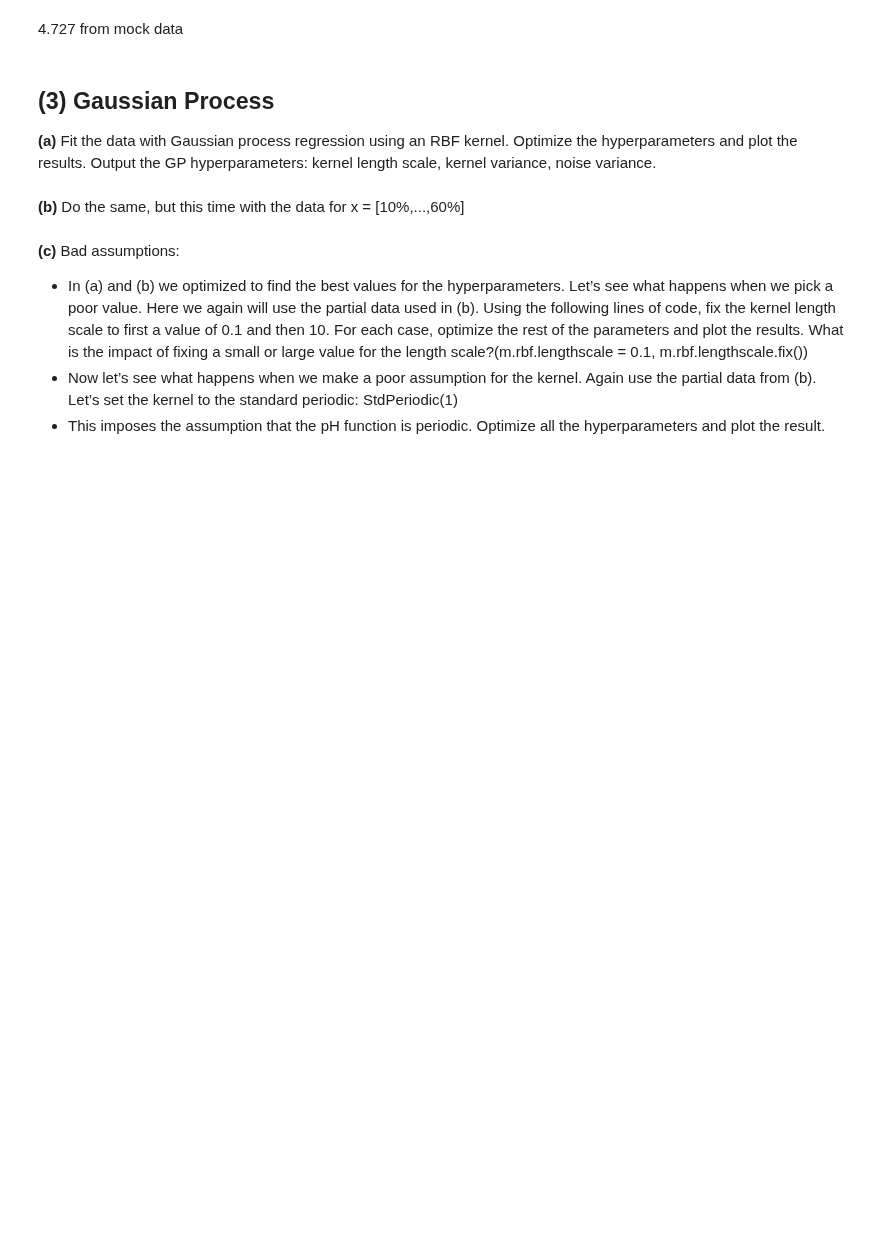
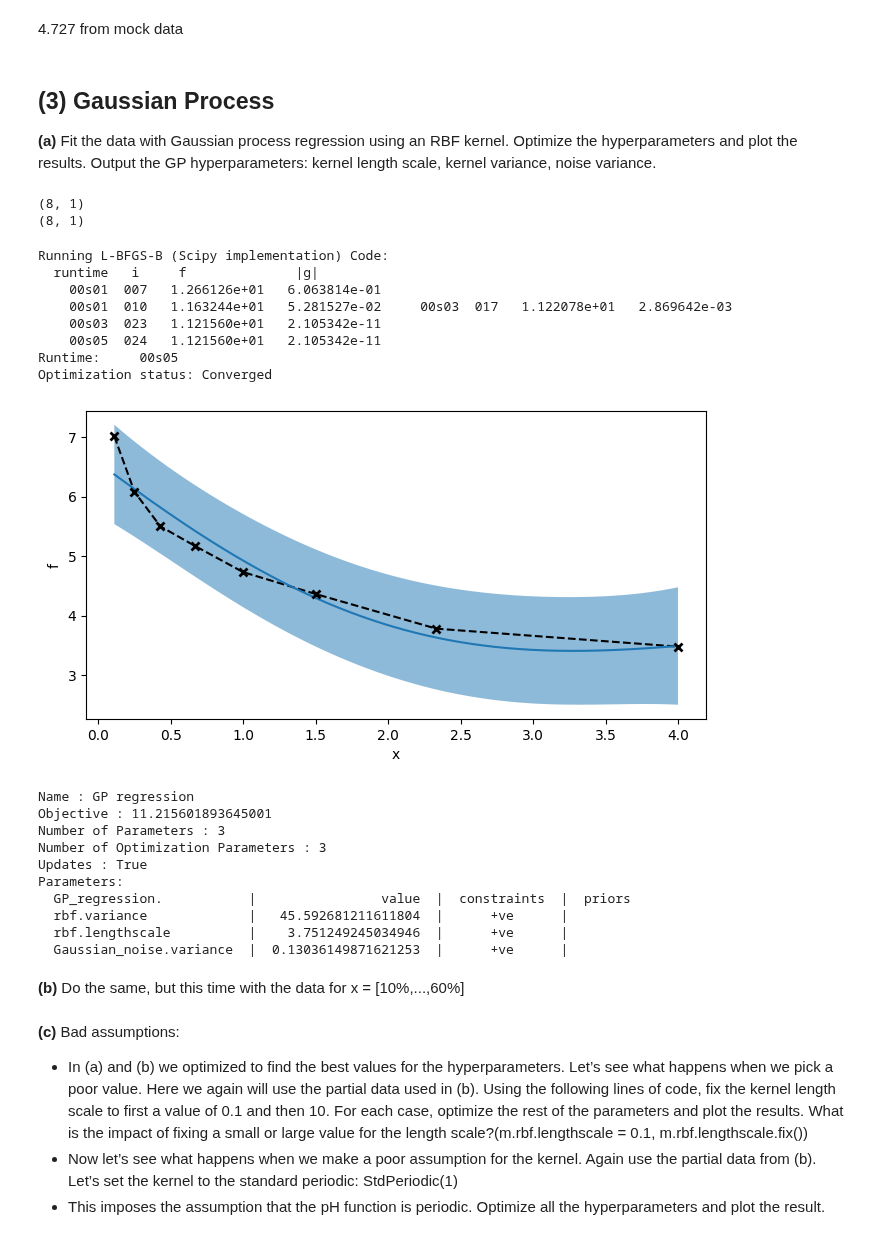
Before and after one commit to jess-garnett/LEGOLAS-Files, a Jupyter notebook: Code/LEGOLAS_Scripts/LegolasOutline.ipynb, the cells around one changed output. Saved outputs shown, nothing was run; the diff lists cells and outputs as text; code cells hidden in the pictures; blank space fills up the shorter version.

```diff
--- a/Code/LEGOLAS_Scripts/LegolasOutline.ipynb
+++ b/Code/LEGOLAS_Scripts/LegolasOutline.ipynb
@@ -335,6 +335,80 @@ import numpy as np
 from matplotlib import pyplot as plt
 import GPy
 import GPyOpt
+# %%
+
+X=x_ratio.reshape(x_ratio.shape[0], 1)
+Y=ph_data.reshape(x_ratio.shape[0], 1)
+print(X.shape)
+print(Y.shape)
+# %% [output]
+(8, 1)
+(8, 1)
+# %%
+def plot_gp(X, m, C, training_points=None):
+    """ Plotting utility to plot a GP fit with 95% confidence interval """
+    # Plot 95% confidence interval
+    plt.fill_between(X[:,0],
+                     m[:,0] - 1.96*np.sqrt(np.diag(C)),
+                     m[:,0] + 1.96*np.sqrt(np.diag(C)),
+                     alpha=0.5)
+    # Plot GP mean and initial training points
+    plt.plot(X, m, "-")
+
+    plt.xlabel("x"), plt.ylabel("f")
+
+    # Plot training points if included
+    if training_points is not None:
+        X_, Y_ = training_points
+        plt.plot(X_, Y_, "kx", mew=2)
+
+ph_data=np.array(mock_ph_data)
+x_ratio=np.array(mixes/(1-mixes))
+
+X=x_ratio.reshape(x_ratio.shape[0], 1)
+Y=ph_data.reshape(x_ratio.shape[0], 1)
+# Set up the kernel and the GP model
+k = GPy.kern.RBF(1)
+m = GPy.models.GPRegression(
+    X=X,
+    Y=Y,
+    kernel=k)
+
+# optimize hyperparameters
+m.optimize(messages=True, max_iters=100)#
+
+x_range=np.linspace(min(X),max(X),1000)
+
+# Identify the mean and covariance of the GP fit over the grid
+mean, Cov = m.predict(x_range, full_cov=True)
+
+# Plot the generating curve and the GP
+plt.figure(figsize = (8,4))
+plt.plot(X, Y,'k--')
+# plt.plot(x_range,mean)
+plot_gp(x_range, mean, Cov, training_points=(X,Y))
+plt.show()
+print(m)
+# %% [output]
+Running L-BFGS-B (Scipy implementation) Code:
+  runtime   i     f              |g|
+    00s01  007   1.266126e+01   6.063814e-01
+    00s01  010   1.163244e+01   5.281527e-02     00s03  017   1.122078e+01   2.869642e-03
+    00s03  023   1.121560e+01   2.105342e-11
+    00s05  024   1.121560e+01   2.105342e-11
+Runtime:     00s05
+Optimization status: Converged
+[figure, added]
+Name : GP regression
+Objective : 11.215601893645001
+Number of Parameters : 3
+Number of Optimization Parameters : 3
+Updates : True
+Parameters:
+  GP_regression.           |                value  |  constraints  |  priors
+  rbf.variance             |   45.592681211611804  |      +ve      |
+  rbf.lengthscale          |    3.751249245034946  |      +ve      |
+  Gaussian_noise.variance  |  0.13036149871621253  |      +ve      |
 # %% [markdown]
 
 **(b)** Do the same, but this time with the data for x = [10%,...,60%]
```
Also changed, not shown: parts of 1 cell of this notebook.
